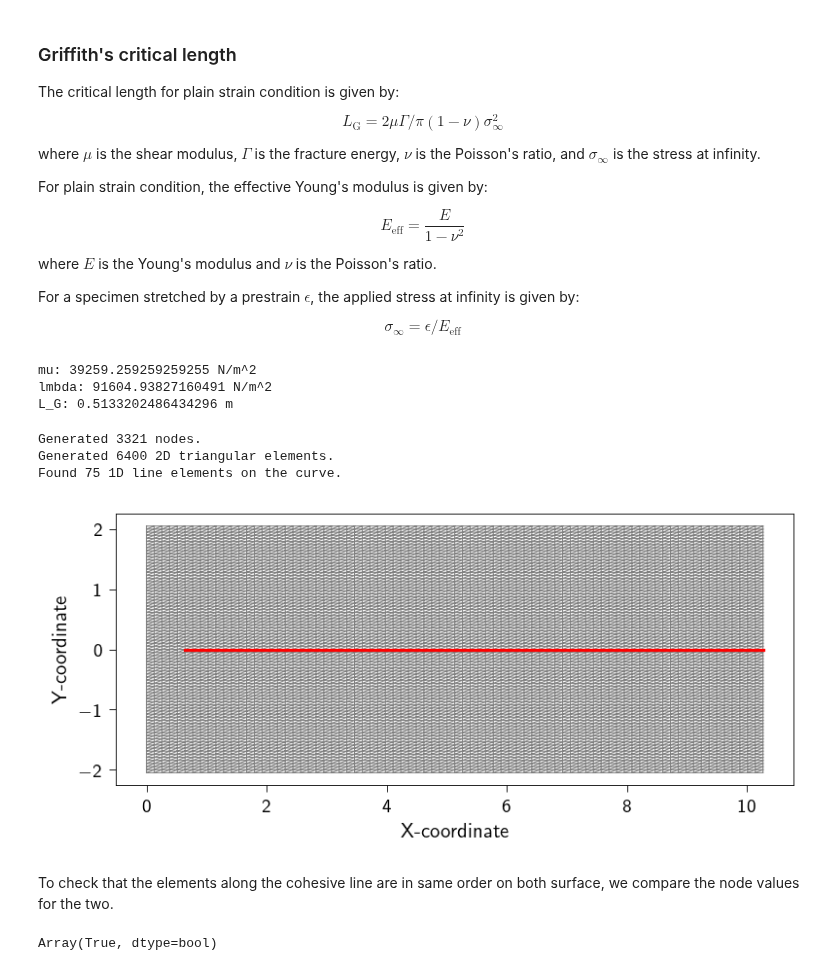
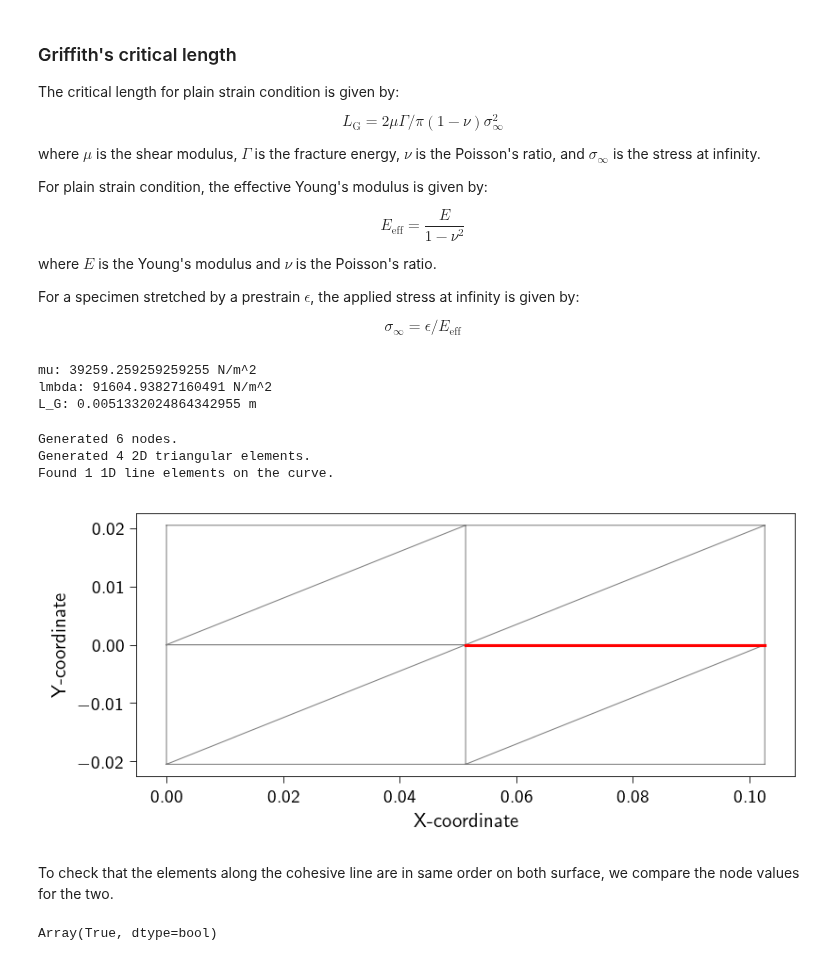
Before and after one commit to smec-ethz/tatva, a Jupyter notebook: examples/notebooks/quasistatic_fracture.ipynb, the cells around one changed output. Cells and saved outputs as stored; diff of their text form; code cells hidden in the pictures.

```diff
--- a/examples/notebooks/quasistatic_fracture.ipynb
+++ b/examples/notebooks/quasistatic_fracture.ipynb
@@ -30,7 +29,8 @@ The critical length for plain strain condition is given by:
 
 $$L_\text{G} = 2\mu \Gamma/\pi(1-\nu)\sigma_{\infty}^2$$
 
-where $\mu$ is the shear modulus, $\Gamma$ is the fracture energy, $\nu$ is the Poisson's ratio, and $\sigma_{\infty}$ is the stress at infinity.
+where $\mu$ is the shear modulus, $\Gamma$ is the fracture energy, $\nu$ is the
+Poisson's ratio, and $\sigma_{\infty}$ is the stress at infinity.
 
 For plain strain condition, the effective Young's modulus is given by:
 
@@ -38,20 +38,20 @@ $$E_\text{eff} = \frac{E}{1-\nu^2}$$
 
 where $E$ is the Young's modulus and $\nu$ is the Poisson's ratio.
 
-
-For a specimen stretched by a prestrain $\epsilon$, the applied stress at infinity is given by:
+For a specimen stretched by a prestrain $\epsilon$, the applied stress at
+infinity is given by:
 
 $$\sigma_{\infty} = \epsilon /E_\text{eff}$$
 # %%
-prestrain = 0.01
+prestrain = 0.1
 nu = 0.35
 
-E = 106e3 # N/m^2
+E = 106e3  # N/m^2
 lmbda = nu * E / ((1 + nu) * (1 - 2 * nu))
 mu = E / (2 * (1 + nu))
 
-Gamma = 15 # J/m^2
-sigma_c = 20e3 # N/m^2
+Gamma = 15  # J/m^2
+sigma_c = 20e3  # N/m^2
 
 print(f"mu: {mu} N/m^2")
 print(f"lmbda: {lmbda} N/m^2")
@@ -63,7 +63,7 @@ print(f"L_G: {L_G} m")
 # %% [output]
 mu: 39259.259259259255 N/m^2
 lmbda: 91604.93827160491 N/m^2
-L_G: 0.5133202486434296 m
+L_G: 0.0051332024864342955 m
 # %%
 def generate_mesh_with_line_elements(
     nx: int,
@@ -135,17 +135,20 @@ def generate_mesh_with_line_elements(
 
     return coords, elements_2d, jnp.unique(jnp.array(elements_1d), axis=0)
 # %%
-Nx = 80  # Number of elements in X
-Ny = 40  # Number of elements in Y
-Lx = 20*L_G  # Length in X
-Ly = 4*L_G  # Length in Y
+Nx = 2  # Number of elements in X
+Ny = 1  # Number of elements in Y
+Lx = 20 * L_G  # Length in X
+Ly = 4 * L_G  # Length in Y
 
 
-crack_length = 1.2*L_G
+crack_length = 1.2 * L_G
+
 
 # function identifies nodes on the cohesive line at y = 0. and x > 2.0
 def cohesive_line(coord: jnp.ndarray, tol: float) -> bool:
-    return jnp.logical_and(jnp.isclose(coord[1], 0.0, atol=tol), coord[0] > crack_length)
+    return jnp.logical_and(
+        jnp.isclose(coord[1], 0.0, atol=tol), coord[0] > crack_length
+    )
 
 
 upper_coords, upper_elements_2d, upper_elements_1d = generate_mesh_with_line_elements(
@@ -155,39 +158,40 @@ upper_coords, upper_elements_2d, upper_elements_1d = generate_mesh_with_line_ele
 
 lower_coords, lower_elements_2d, lower_elements_1d = generate_mesh_with_line_elements(
     nx=Nx, ny=Ny, lxs=(0, Lx), lys=(-Ly, -1e-6), curve_func=cohesive_line
 )
 
 coords = jnp.vstack((upper_coords, lower_coords))
 elements = jnp.vstack((upper_elements_2d, lower_elements_2d + upper_coords.shape[0]))
 lower_elements_1d = lower_elements_1d + upper_coords.shape[0]
 
 print(f"Generated {upper_coords.shape[0]} nodes.")
 print(f"Generated {upper_elements_2d.shape[0]} 2D triangular elements.")
 print(f"Found {upper_elements_1d.shape[0]} 1D line elements on the curve.")
 
 plt.style.use(STYLE_PATH)
 plt.figure(figsize=(6, 3))
 ax = plt.axes()
 ax.triplot(coords[:, 0], coords[:, 1], elements, color="grey", lw=0.5)
 
 
 # Highlight the extracted 1D elements in red
 for edge in upper_elements_1d:
     ax.plot(upper_coords[edge, 0], upper_coords[edge, 1], "r-", lw=1.5)
 for edge in lower_elements_1d:
     ax.plot(lower_coords[edge, 0], lower_coords[edge, 1], "r-", lw=1.5)
 
 ax.set_xlabel("X-coordinate")
 ax.set_ylabel("Y-coordinate")
 ax.set_aspect("equal")
 plt.show()
 # %% [output]
-Generated 3321 nodes.
-Generated 6400 2D triangular elements.
-Found 75 1D line elements on the curve.
+Generated 6 nodes.
+Generated 4 2D triangular elements.
+Found 1 1D line elements on the curve.
-[figure, old version]
+[figure, new version]
 # %% [markdown]
-To check that the elements along the cohesive line are in same order on both surface, we compare the node values for the two.
+To check that the elements along the cohesive line are in same order on both
+surface, we compare the node values for the two.
 # %%
 jnp.allclose(coords[upper_elements_1d], coords[lower_elements_1d], atol=1e-6)
 # %% [output]
```
Also changed, not shown: parts of 48 cells of this notebook.
